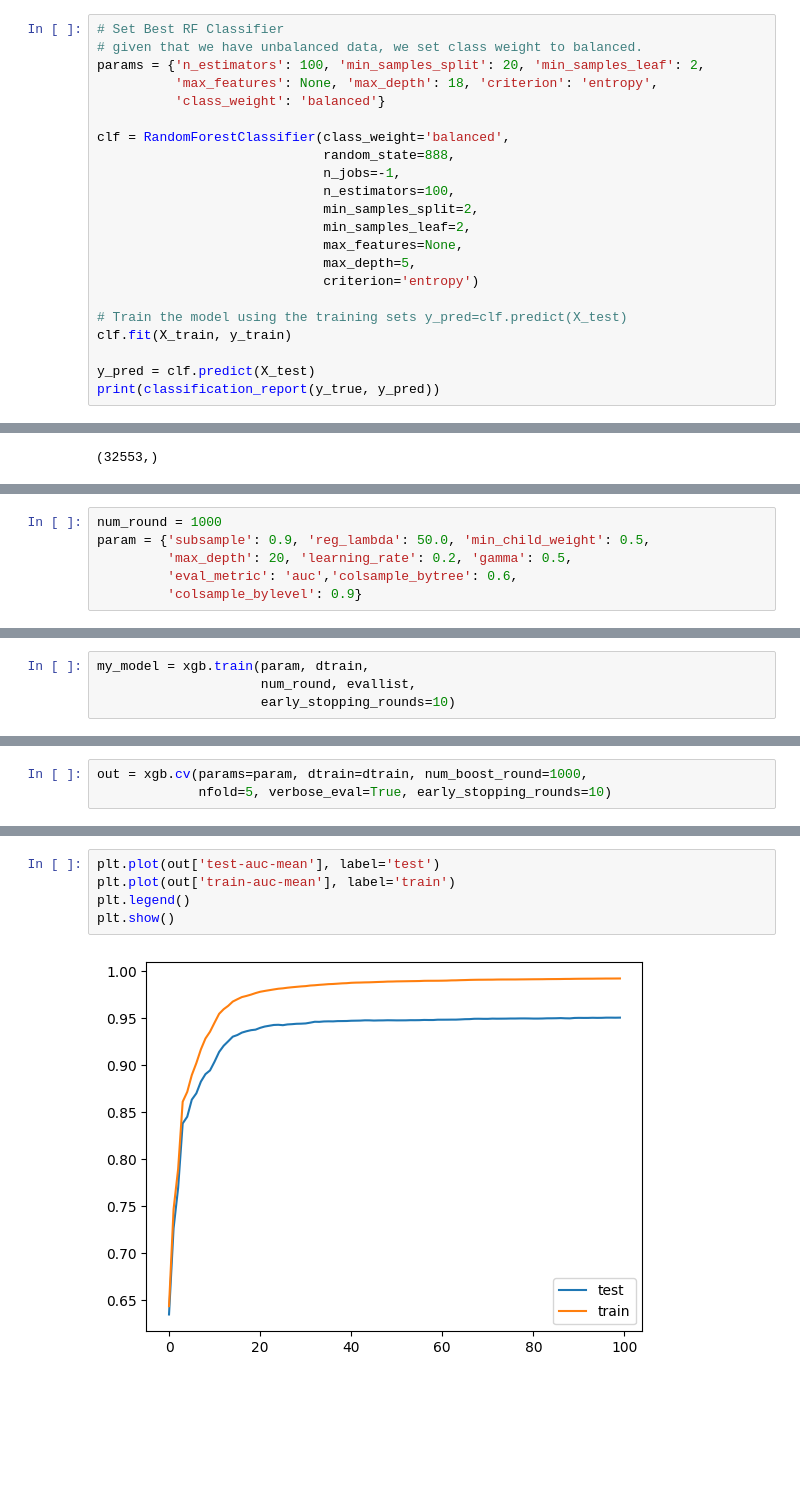
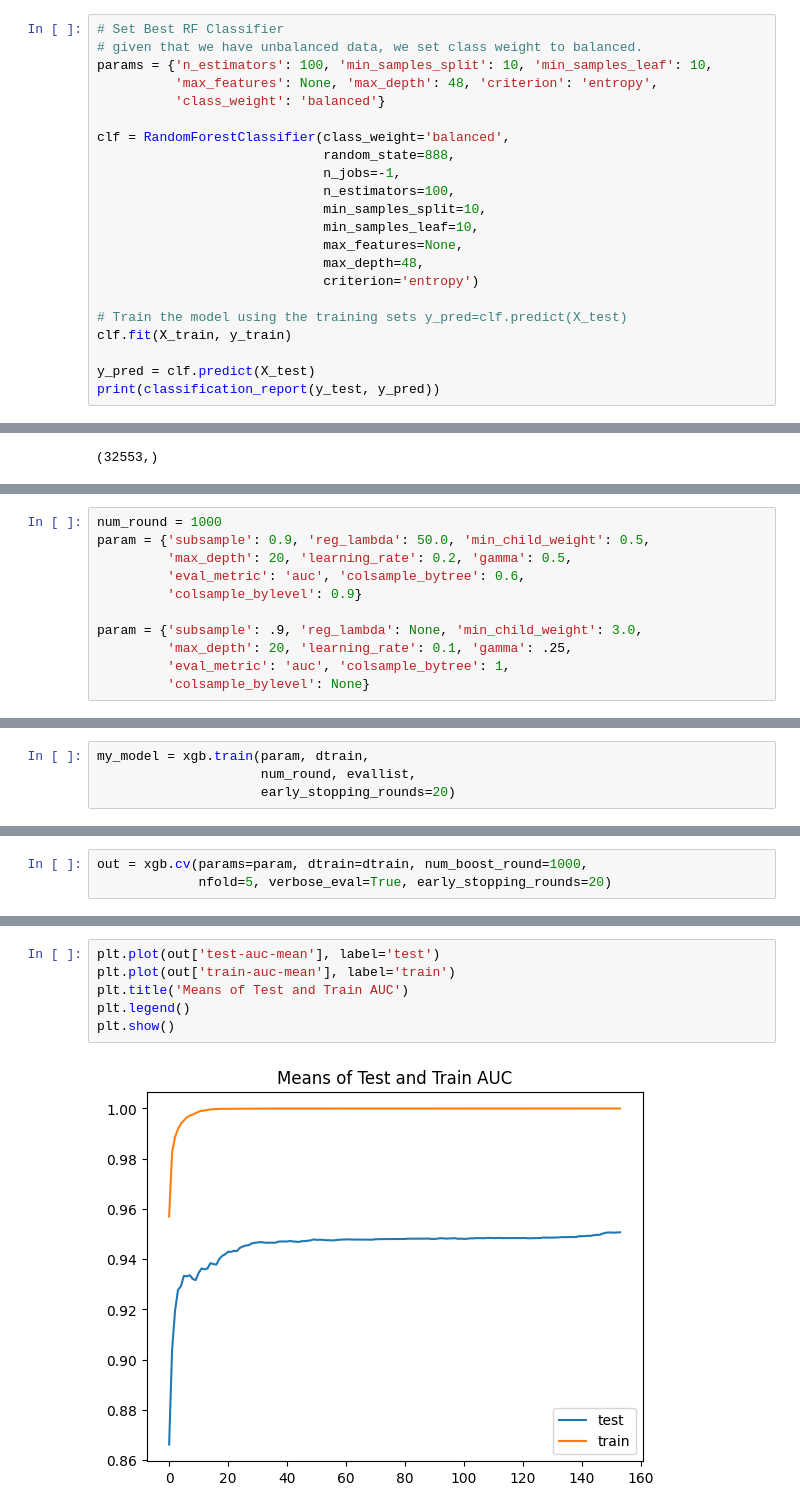
Before and after one commit to dk28yip/MSDS7333, a Jupyter notebook: DS7333_Case4.ipynb, the cells around one changed output, grey strips where cells are left out. Saved outputs shown, nothing was run; the diff lists cells and outputs as text; blank space fills up the shorter version.

```diff
--- a/DS7333_Case4.ipynb
+++ b/DS7333_Case4.ipynb
@@ -458,25 +496,25 @@ ROC_AUC: 76.66%
 # %%
 # Set Best RF Classifier
 # given that we have unbalanced data, we set class weight to balanced.
-params = {'n_estimators': 100, 'min_samples_split': 20, 'min_samples_leaf': 2,
-          'max_features': None, 'max_depth': 18, 'criterion': 'entropy',
+params = {'n_estimators': 100, 'min_samples_split': 10, 'min_samples_leaf': 10,
+          'max_features': None, 'max_depth': 48, 'criterion': 'entropy',
           'class_weight': 'balanced'}
 
 clf = RandomForestClassifier(class_weight='balanced',
                              random_state=888,
                              n_jobs=-1,
                              n_estimators=100,
-                             min_samples_split=2,
-                             min_samples_leaf=2,
+                             min_samples_split=10,
+                             min_samples_leaf=10,
                              max_features=None,
-                             max_depth=5,
+                             max_depth=48,
                              criterion='entropy')
 
 # Train the model using the training sets y_pred=clf.predict(X_test)
 clf.fit(X_train, y_train)
 
 y_pred = clf.predict(X_test)
-print(classification_report(y_true, y_pred))
+print(classification_report(y_test, y_pred))
 # %% [output]
               precision    recall  f1-score   support
 
@@ -599,5 +650,10 @@ weighted avg       0.97      0.98      0.97     10852
 num_round = 1000
 param = {'subsample': 0.9, 'reg_lambda': 50.0, 'min_child_weight': 0.5,
          'max_depth': 20, 'learning_rate': 0.2, 'gamma': 0.5,
-         'eval_metric': 'auc','colsample_bytree': 0.6,
+         'eval_metric': 'auc', 'colsample_bytree': 0.6,
          'colsample_bylevel': 0.9}
+
+param = {'subsample': .9, 'reg_lambda': None, 'min_child_weight': 3.0,
+         'max_depth': 20, 'learning_rate': 0.1, 'gamma': .25,
+         'eval_metric': 'auc', 'colsample_bytree': 1,
+         'colsample_bylevel': None}
@@ -606,5 +660,5 @@ param = {'subsample': 0.9, 'reg_lambda': 50.0, 'min_child_weight': 0.5,
 # %%
 my_model = xgb.train(param, dtrain,
                      num_round, evallist,
-                     early_stopping_rounds=10)
+                     early_stopping_rounds=20)
 # %% [output]
@@ -634,3 +666,3 @@ Pass `evals` as keyword args.
 # %%
 out = xgb.cv(params=param, dtrain=dtrain, num_boost_round=1000,
-             nfold=5, verbose_eval=True, early_stopping_rounds=10)
+             nfold=5, verbose_eval=True, early_stopping_rounds=20)
@@ -671,7 +685,8 @@ out
 # %%
 plt.plot(out['test-auc-mean'], label='test')
 plt.plot(out['train-auc-mean'], label='train')
+plt.title('Means of Test and Train AUC')
 plt.legend()
 plt.show()
 # %% [output]
-[figure, old version]
+[figure, new version]
```
Also changed, not shown: parts of 35 cells of this notebook.
